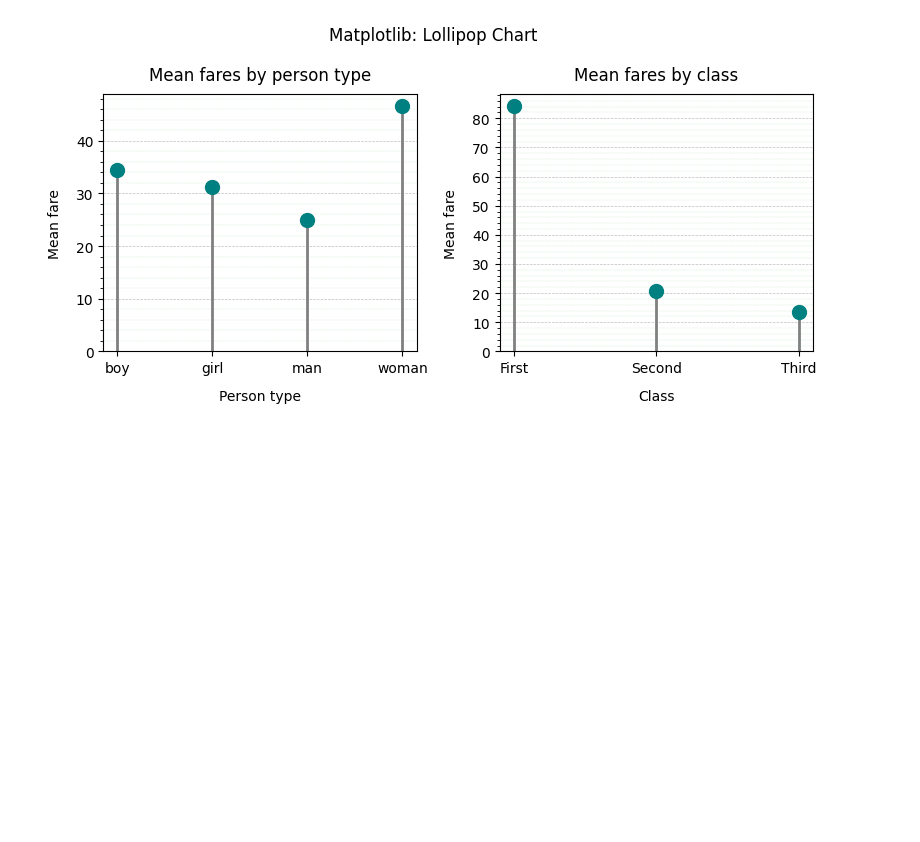
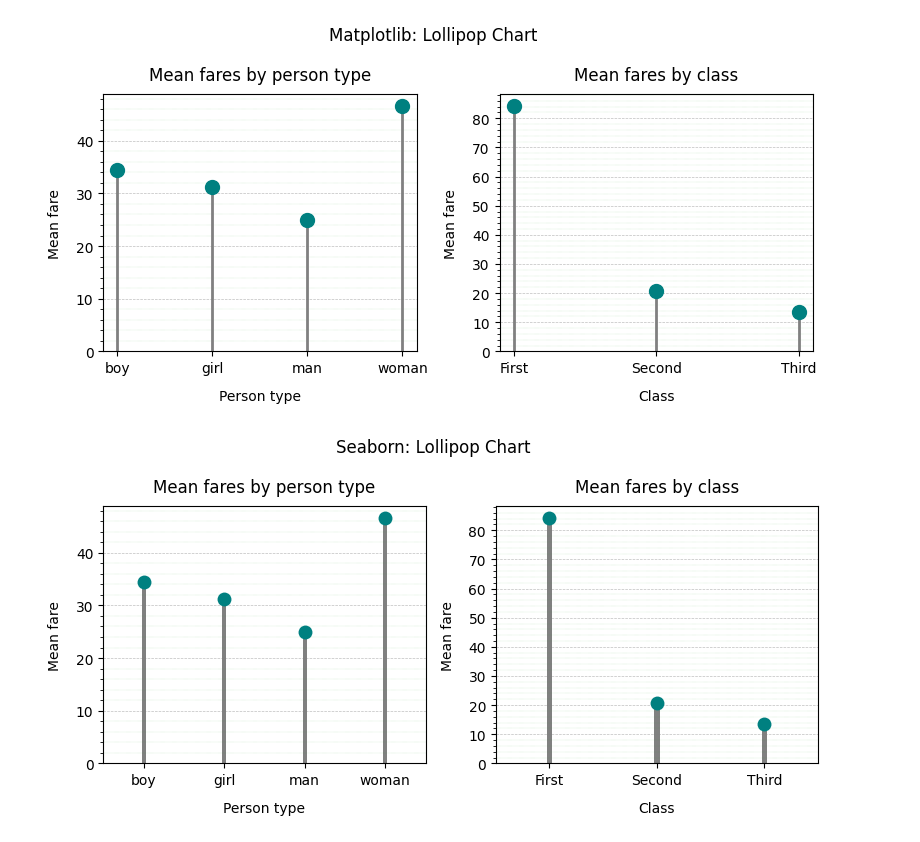
Before and after one commit to BogdanPinchuk/DataScience-PBY_HW8, a Jupyter notebook: Bohdan_Pinchuk_DS_HW8.ipynb, the cells around one changed output. Cells and saved outputs as stored; diff of their text form; code cells hidden in the pictures; blank space fills up the shorter version.

Commit message:
[Homework8] - implemented Lollipop charts for seaborn

```diff
--- a/Bohdan_Pinchuk_DS_HW8.ipynb
+++ b/Bohdan_Pinchuk_DS_HW8.ipynb
@@ -1778,3 +1778,53 @@ plt.tight_layout()
 plt.show()
 # %% [output]
 [figure]
+# %%
+# Graphic results - Lollipop Chart - Seaborn
+
+import seaborn as sns
+import matplotlib.pyplot as plt
+
+# Input data
+lib_name = "Seaborn"
+chart_name = "Lollipop Chart"
+
+# Solution
+person_types = grouped_swscf_fare_person.index.values.tolist()
+fare_persons = grouped_swscf_fare_person[fare_mean_col_name].values
+classes = grouped_swscf_fare_class.index.values.tolist()
+fare_classes = grouped_swscf_fare_class[fare_mean_col_name].values
+
+_, axes = plt.subplots(1, 2, figsize=(8, 4))
+
+ax = axes[0]
+sns.barplot(x=person_types, y=fare_persons, ax=ax, width=0.05, color="gray", alpha=1.0)
+sns.stripplot(x=person_types, y=fare_persons, ax=ax, s=10, color="teal", jitter=False)
+ax.set_ylim(bottom=0)
+
+ax.grid(axis='y', visible=True, which='major', ls='--', linewidth=0.5, color='tab:gray')
+ax.minorticks_on()
+ax.grid(axis='y', visible=True, which='minor', ls=':', linewidth=0.25, color='tab:green')
+ax.tick_params(axis='x', which='minor', bottom=False, top=False)
+ax.set_title("Mean fares by person type", pad=10, loc='center', color='black')
+ax.set_xlabel("Person type", labelpad=10, loc='center', color='black')
+ax.set_ylabel("Mean fare", labelpad=10, loc='center', color='black')
+
+ax = axes[1]
+sns.barplot(x=classes, y=fare_classes, ax=ax, width=0.05, color="gray", alpha=1.0)
+sns.stripplot(x=classes, y=fare_classes, ax=ax, s=10, color="teal", jitter=False)
+ax.set_ylim(bottom=0)
+
+ax.grid(axis='y', visible=True, which='major', ls='--', linewidth=0.5, color='tab:gray')
+ax.minorticks_on()
+ax.grid(axis='y', visible=True, which='minor', ls=':', linewidth=0.25, color='tab:green')
+ax.tick_params(axis='x', which='minor', bottom=False, top=False)
+ax.set_title("Mean fares by class", pad=10, loc='center', color='black')
+ax.set_xlabel("Class", labelpad=10, loc='center', color='black')
+ax.set_ylabel("Mean fare", labelpad=10, loc='center', color='black')
+
+plt.suptitle(f"{lib_name}: {chart_name}")
+
+plt.tight_layout()
+plt.show()
+# %% [output]
+[figure, added]
```
